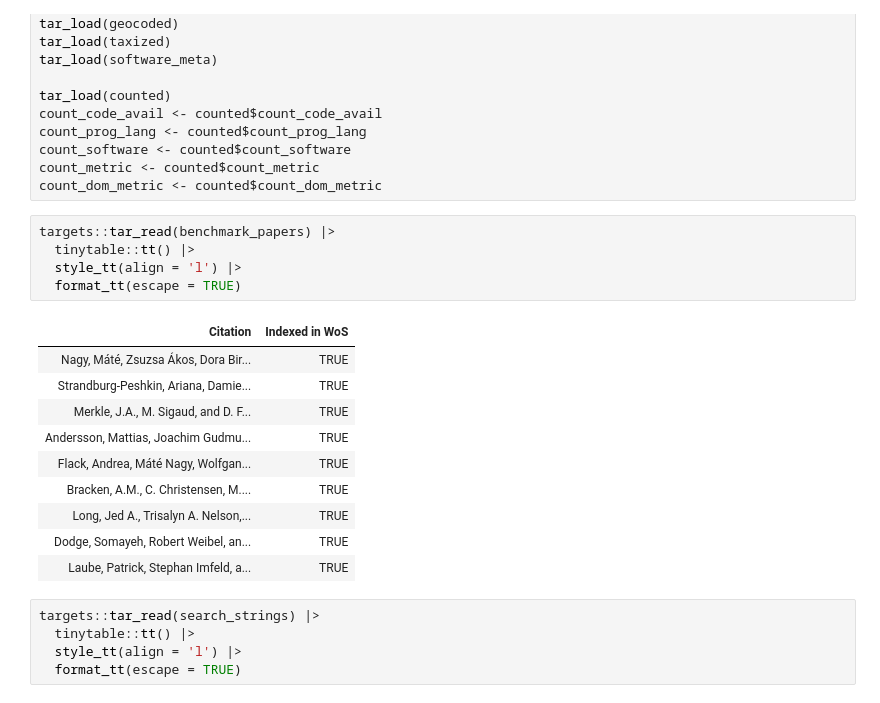
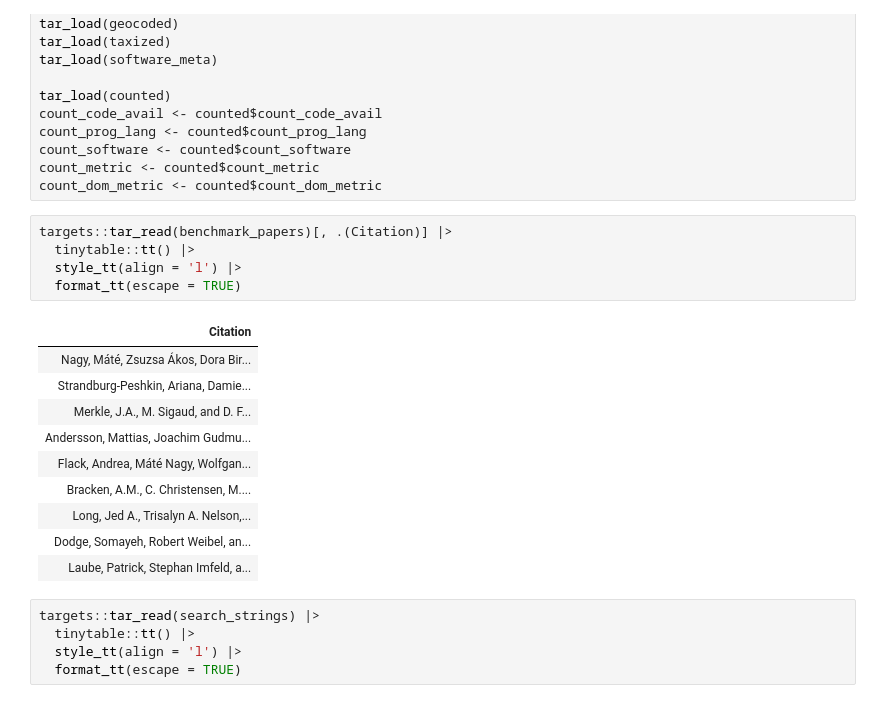
Before and after one commit to robitalec/extending-spatsoc-application-paper, a Jupyter notebook: public/index.embed.ipynb, the cells around one changed output. Cells and saved outputs as stored; diff of their text form.

```diff
--- a/public/index.embed.ipynb
+++ b/public/index.embed.ipynb
@@ -500,21 +503,21 @@ count_software <- counted$count_software
 count_metric <- counted$count_metric
 count_dom_metric <- counted$count_dom_metric
 # %%
-targets::tar_read(benchmark_papers) |>
+targets::tar_read(benchmark_papers)[, .(Citation)] |>
   tinytable::tt() |>
   style_tt(align = 'l') |>
   format_tt(escape = TRUE)
 # %% [output]
-| Citation | Indexed in WoS |
-| Nagy, Máté, Zsuzsa Ákos, Dora Bir... | TRUE |
-| Strandburg-Peshkin, Ariana, Damie... | TRUE |
-| Merkle, J.A., M. Sigaud, and D. F... | TRUE |
-| Andersson, Mattias, Joachim Gudmu... | TRUE |
-| Flack, Andrea, Máté Nagy, Wolfgan... | TRUE |
-| Bracken, A.M., C. Christensen, M.... | TRUE |
-| Long, Jed A., Trisalyn A. Nelson,... | TRUE |
-| Dodge, Somayeh, Robert Weibel, an... | TRUE |
-| Laube, Patrick, Stephan Imfeld, a... | TRUE |
+| Citation |
+| Nagy, Máté, Zsuzsa Ákos, Dora Bir... |
+| Strandburg-Peshkin, Ariana, Damie... |
+| Merkle, J.A., M. Sigaud, and D. F... |
+| Andersson, Mattias, Joachim Gudmu... |
+| Flack, Andrea, Máté Nagy, Wolfgan... |
+| Bracken, A.M., C. Christensen, M.... |
+| Long, Jed A., Trisalyn A. Nelson,... |
+| Dodge, Somayeh, Robert Weibel, an... |
+| Laube, Patrick, Stephan Imfeld, a... |
 # %%
 targets::tar_read(search_strings) |>
   tinytable::tt() |>
```
Also changed, not shown: parts of 11 cells of this notebook, 9 other files.
